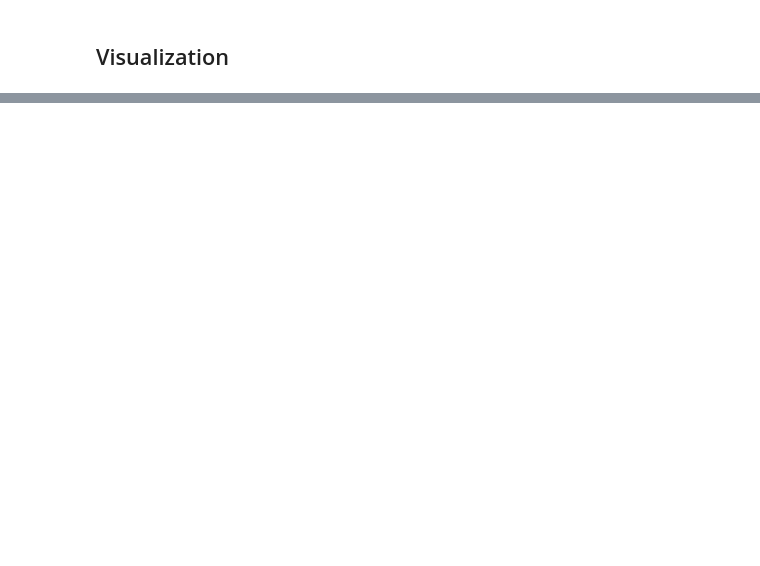
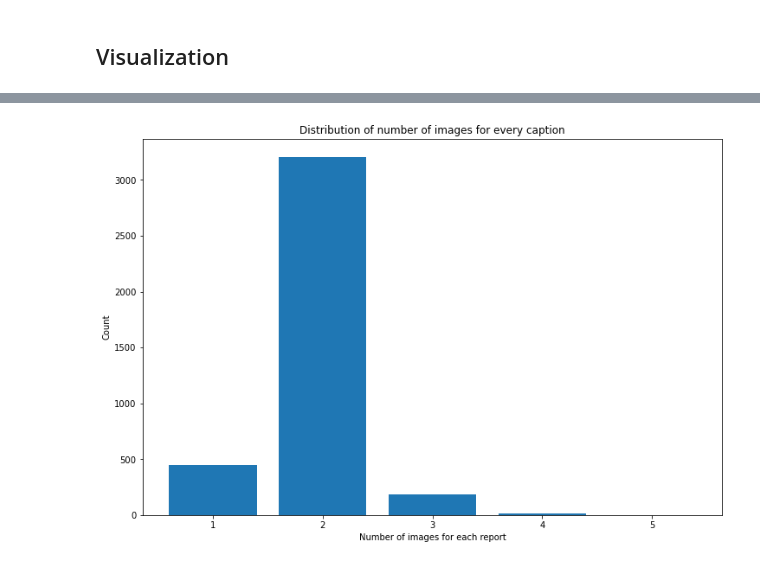
Before and after one commit to r3qin/Medical_images_captioning, a Jupyter notebook: EDA.ipynb, the cells around one changed output, grey strips where cells are left out. Drawn from its saved outputs; the diff is of its cells as text; code cells hidden in the pictures; blank space fills up the shorter version.

```diff
--- a/EDA.ipynb
+++ b/EDA.ipynb
@@ -81,0 +77,12 @@ words_counter.most_common()
+# %%
+n_img = df.groupby(["Number"]).size().value_counts().reset_index()
+n_img.columns = ["Number of Images", "Count"]
+
+plt.figure(figsize=(12,8))
+plt.bar(x=n_img["Number of Images"], height=n_img["Count"])
+plt.xlabel("Number of images for each report")
+plt.ylabel("Count")
+plt.title("Distribution of number of images for every caption")
+plt.show()
+# %% [output]
+[figure, added]
```
Also changed, not shown: parts of 7 cells of this notebook.
